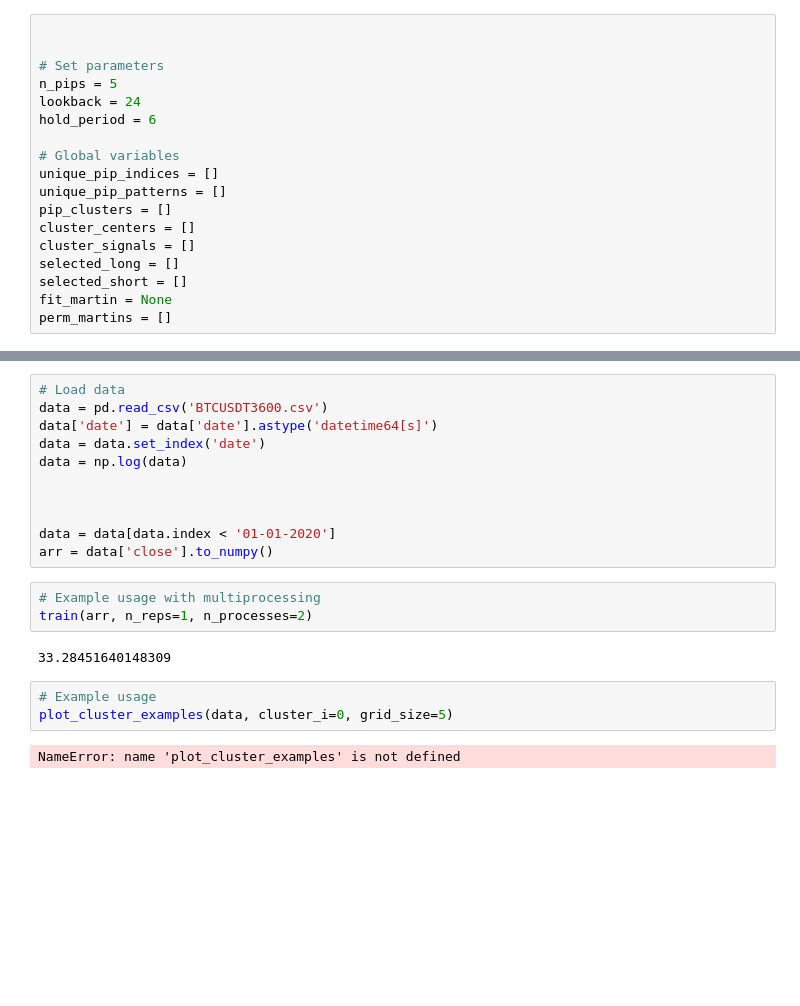
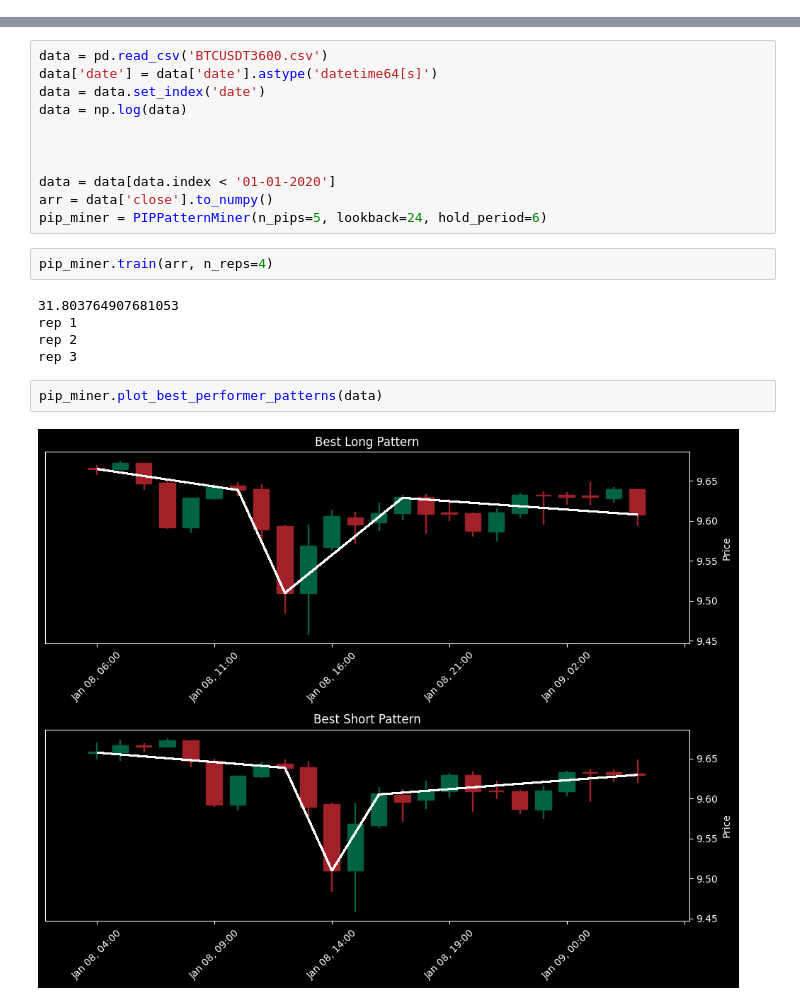
Before and after one commit to Twapa/vefinance, a Jupyter notebook: ntrader/TechnicalAnalysisAutomation-main/patterngold.ipynb, the cells around one changed output, grey strips where cells are left out. Saved outputs shown, nothing was run; the diff lists cells and outputs as text; blank space fills up the shorter version.

```diff
--- a/ntrader/TechnicalAnalysisAutomation-main/patterngold.ipynb
+++ b/ntrader/TechnicalAnalysisAutomation-main/patterngold.ipynb
@@ -12,18 +10,0 @@ import multiprocessing
-# %%
-
-
-# Set parameters
-n_pips = 5
-lookback = 24
-hold_period = 6
-
-# Global variables
-unique_pip_indices = []
-unique_pip_patterns = []
-pip_clusters = []
-cluster_centers = []
-cluster_signals = []
-selected_long = []
-selected_short = []
-fit_martin = None
-perm_martins = []
@@ -250,5 +306,4 @@ def _get_total_performance():
 # %%
-# Load data
 data = pd.read_csv('BTCUSDT3600.csv')
 data['date'] = data['date'].astype('datetime64[s]')
 data = data.set_index('date')
@@ -258,13 +313,15 @@ data = np.log(data)
 
 data = data[data.index < '01-01-2020']
 arr = data['close'].to_numpy()
+pip_miner = PIPPatternMiner(n_pips=5, lookback=24, hold_period=6)
-# %%
-# Example usage with multiprocessing
-train(arr, n_reps=1, n_processes=2)
-# %% [output]
-33.28451640148309
-# %%
-# Example usage
-plot_cluster_examples(data, cluster_i=0, grid_size=5)
-# %% [output]
-NameError: name 'plot_cluster_examples' is not defined
+# %%
+pip_miner.train(arr, n_reps=4)
+# %% [output]
+31.803764907681053
+rep 1
+rep 2
+rep 3
+# %%
+pip_miner.plot_best_performer_patterns(data)
+# %% [output]
+[figure, added]
```
Also changed, not shown: parts of 5 cells of this notebook, 1 other file.
